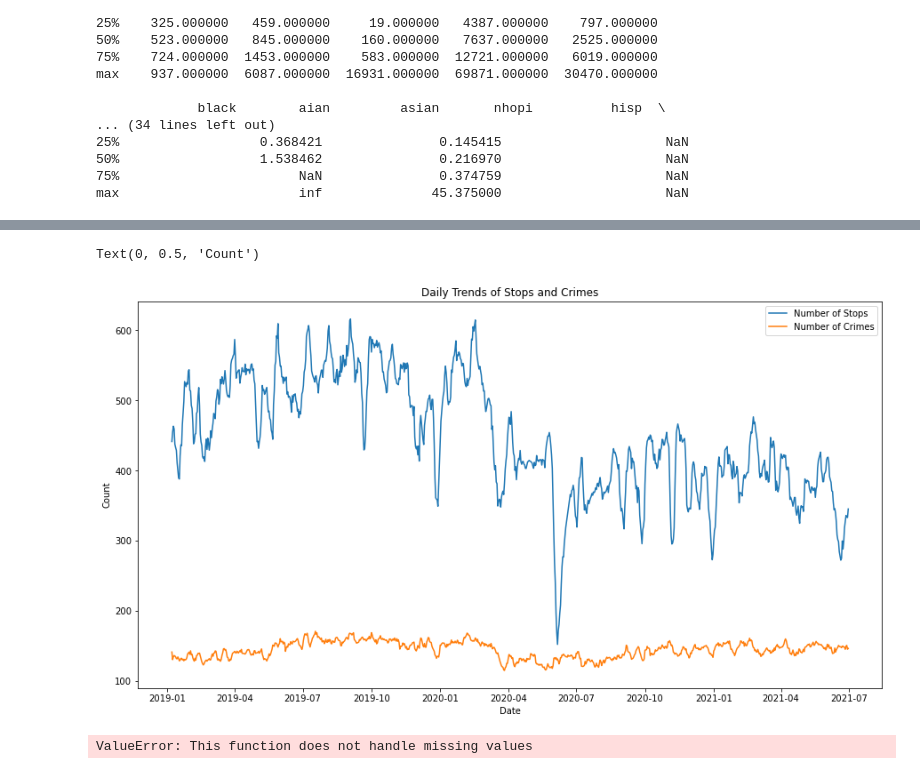
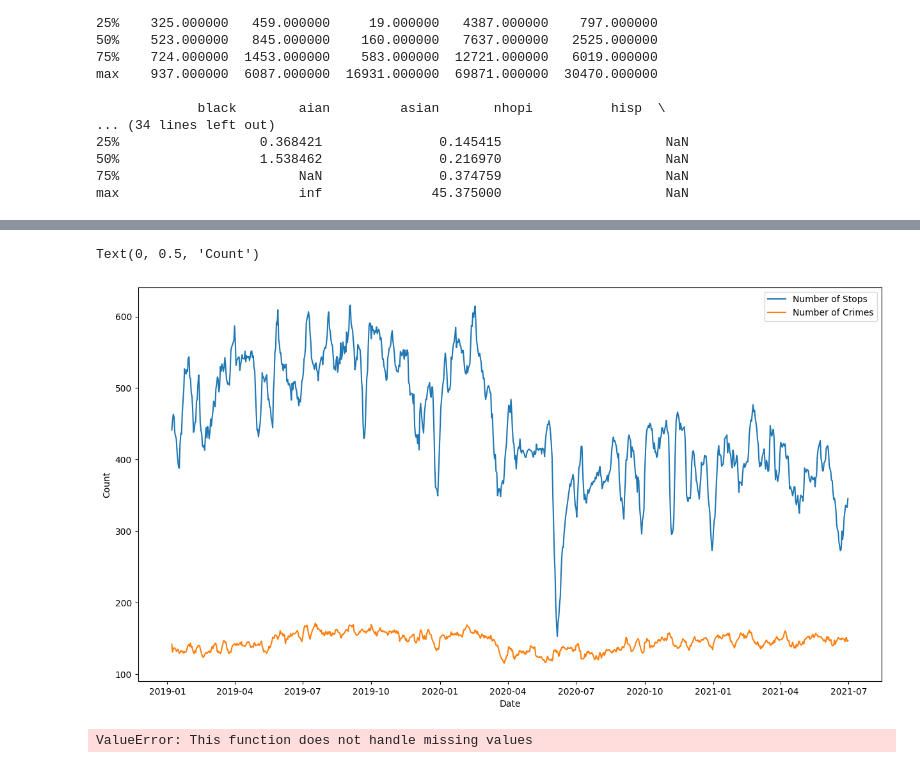
Before and after one commit to aldabbagh/DPI617, a Jupyter notebook: starter.ipynb, the cells around one changed output, grey strips where cells are left out. Drawn from its saved outputs; the diff is of its cells as text; code cells hidden in the pictures.

```diff
--- a/starter.ipynb
+++ b/starter.ipynb
@@ -1144,35 +1173,35 @@ stops_data['date'] = pd.to_datetime(stops_data['date'])
 # Aggregate stops and crimes by day
 stops_by_day = stops_data.groupby(stops_data['date'].dt.date).size().reset_index(name='num_stops')
 crime_by_day = crime_data.groupby(crime_data['activityDate'].dt.date).size().reset_index(name='num_crimes')
 
 # Find common minimum and maximum dates
 min_date = max(stops_by_day['date'].min(), crime_by_day['activityDate'].min())
 max_date = min(stops_by_day['date'].max(), crime_by_day['activityDate'].max())
 
 # Filter datasets to include only the common date range
 stops_by_day_filtered = stops_by_day[(stops_by_day['date'] >= min_date) & (stops_by_day['date'] <= max_date)]
 crime_by_day_filtered = crime_by_day[(crime_by_day['activityDate'] >= min_date) & (crime_by_day['activityDate'] <= max_date)]
 
 # Merge filtered stops and crimes by day
 daily_trends_filtered = pd.merge(stops_by_day_filtered, crime_by_day_filtered, left_on='date', right_on='activityDate', how='outer').fillna(0)
 
 # Rename columns
 daily_trends_filtered.rename(columns={'date': 'Date', 'num_stops': 'Number of Stops', 'num_crimes': 'Number of Crimes'}, inplace=True)
 
 # Set Date as index
 daily_trends_filtered.set_index('Date', inplace=True)
 
 # do moving average to smooth out the data
 daily_trends_filtered['Number of Stops'] = daily_trends_filtered['Number of Stops'].rolling(7).mean()
 daily_trends_filtered['Number of Crimes'] = daily_trends_filtered['Number of Crimes'].rolling(7).mean()
 
 # Plot filtered daily trends of stops and crimes
-ax = daily_trends_filtered.plot(figsize=(15, 8), title='Daily Trends of Stops and Crimes')
+ax = daily_trends_filtered.plot(figsize=(15, 8))
 ax.set_xlabel('Date')
 ax.set_ylabel('Count')
 # %% [output]
 Text(0, 0.5, 'Count')
-[figure, old version]
+[figure, new version]
 # %%
 from statsmodels.tsa.seasonal import seasonal_decompose
 
```
Also changed, not shown: parts of 35 cells of this notebook, 3 other files.
